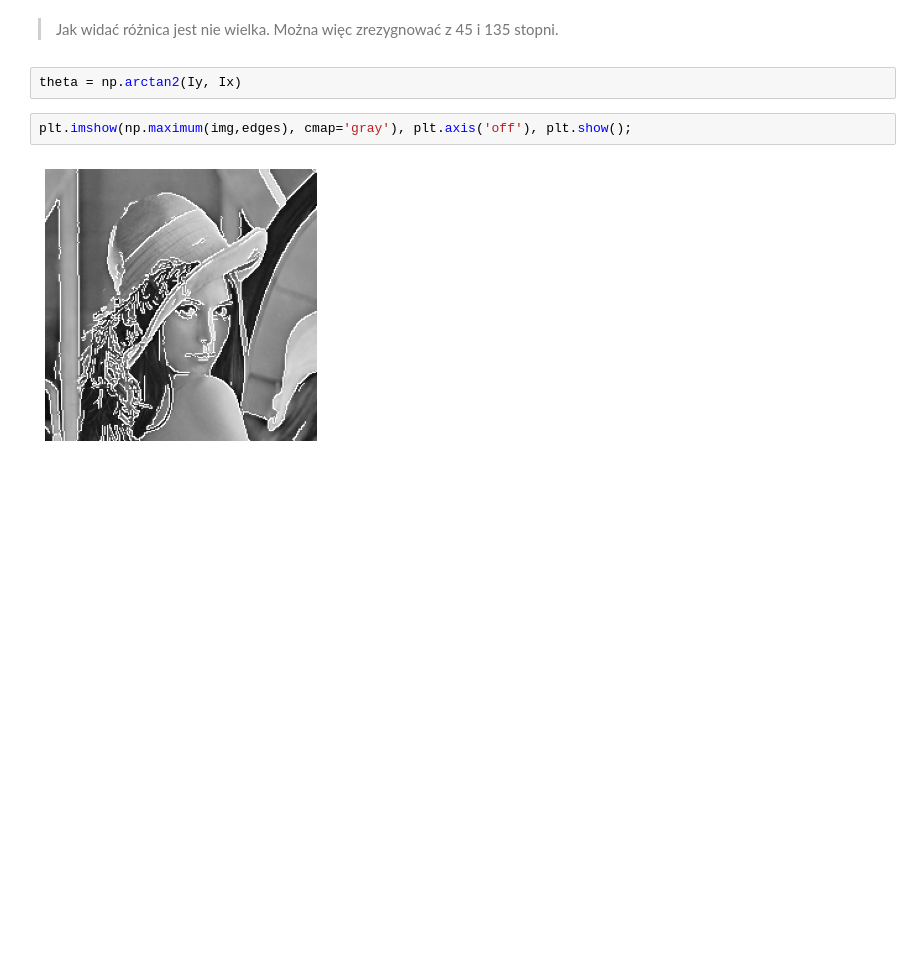
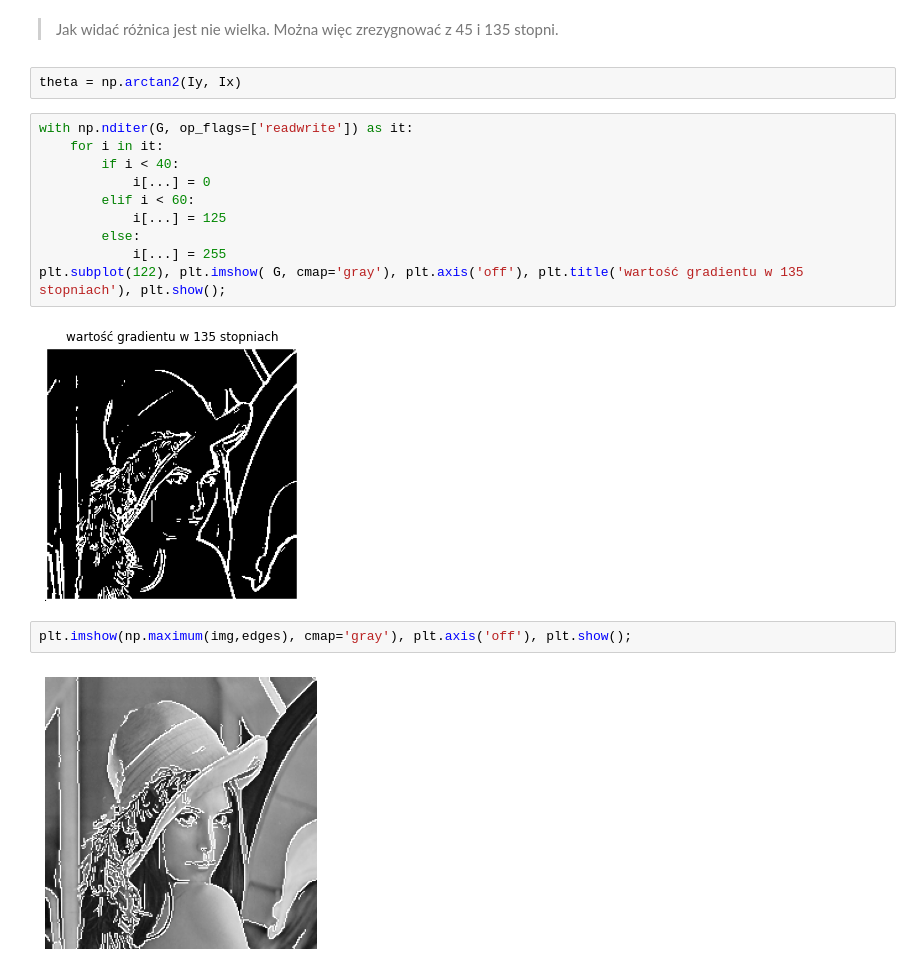
Before and after one commit to jacekdobrowolski/puf, a Jupyter notebook: dokumentacja_wstepna.ipynb, the cells around one changed output. Drawn from its saved outputs; the diff is of its cells as text; blank space fills up the shorter version.

```diff
--- a/dokumentacja_wstepna.ipynb
+++ b/dokumentacja_wstepna.ipynb
@@ -124,6 +124,18 @@ plt.title('Wartość bezwzględna gradientu wyliczonego z sobela 0, 90'), plt.im
 > Jak widać różnica jest nie wielka. Można więc zrezygnować z 45 i 135 stopni.
 # %%
 theta = np.arctan2(Iy, Ix)
+# %%
+with np.nditer(G, op_flags=['readwrite']) as it:
+    for i in it:
+        if i < 40:
+            i[...] = 0
+        elif i < 60:
+            i[...] = 125
+        else:
+            i[...] = 255
+plt.subplot(122), plt.imshow( G, cmap='gray'), plt.axis('off'), plt.title('wartość gradientu w 135 stopniach'), plt.show();
+# %% [output]
+[figure, added]
 # %%
 plt.imshow(np.maximum(img,edges), cmap='gray'), plt.axis('off'), plt.show();
 # %% [output]
```
Also changed, not shown: parts of 3 cells of this notebook.
